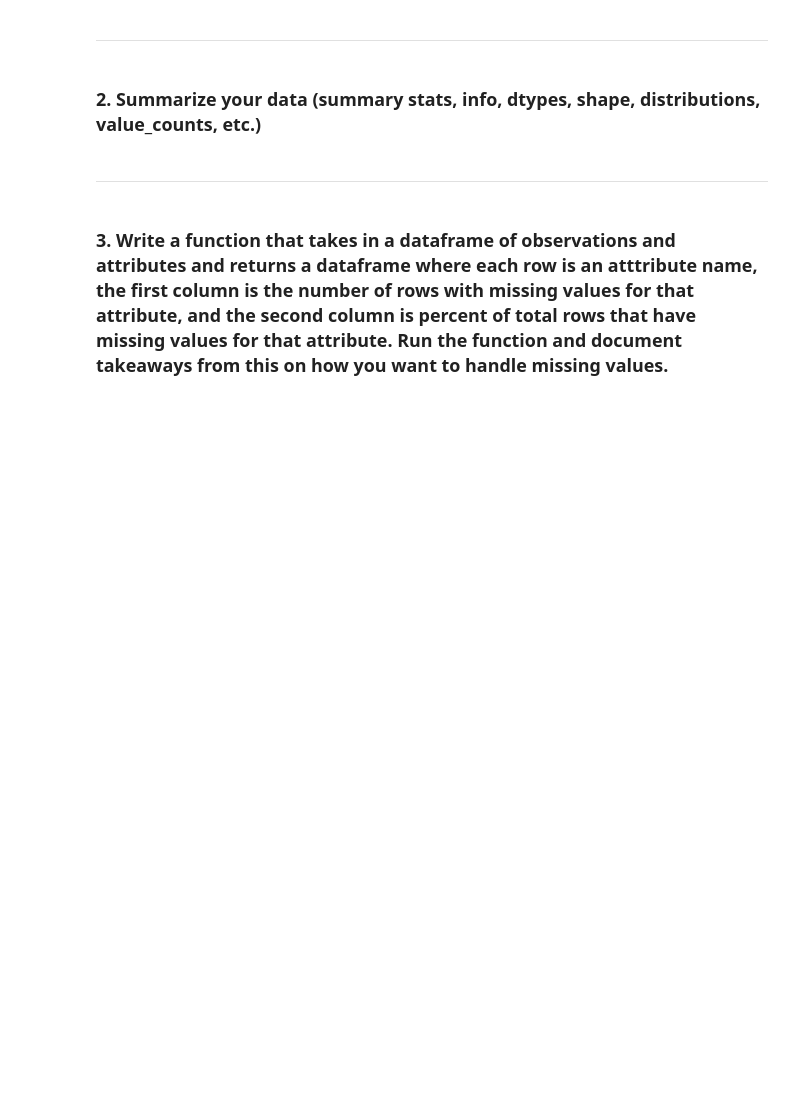
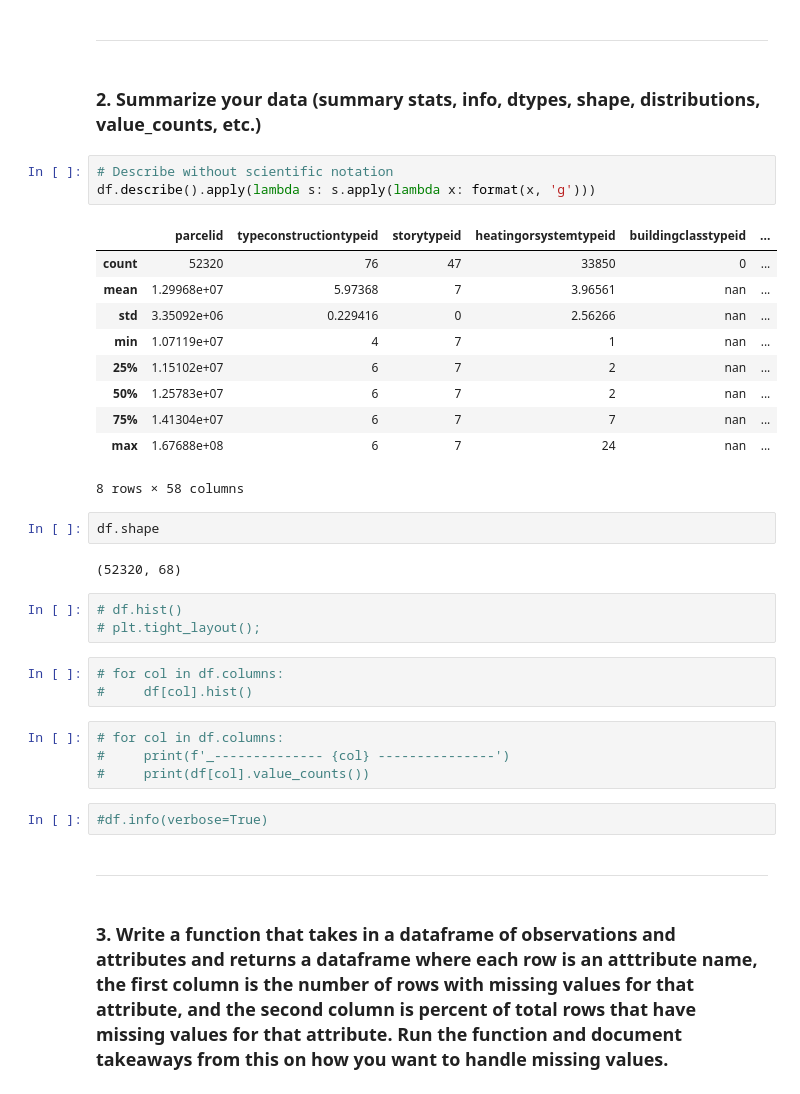
Before and after one commit to kanieladenis/clustering_exercises, a Jupyter notebook: wrangle_zillow_exercises.ipynb, the cells around one changed output. Cells and saved outputs as stored; diff of their text form; blank space fills up the shorter version.

```diff
--- a/wrangle_zillow_exercises.ipynb
+++ b/wrangle_zillow_exercises.ipynb
@@ -153,6 +105,36 @@ df[df.duplicated()]
 ***
 # %% [markdown]
 ### 2. Summarize your data (summary stats, info, dtypes, shape, distributions, value_counts, etc.)
+# %%
+# Describe without scientific notation
+df.describe().apply(lambda s: s.apply(lambda x: format(x, 'g')))
+# %% [output]
+|  | parcelid | typeconstructiontypeid | storytypeid | heatingorsystemtypeid | buildingclasstypeid | ... |
+| count | 52320 | 76 | 47 | 33850 | 0 | ... |
+| mean | 1.29968e+07 | 5.97368 | 7 | 3.96561 | nan | ... |
+| std | 3.35092e+06 | 0.229416 | 0 | 2.56266 | nan | ... |
+| min | 1.07119e+07 | 4 | 7 | 1 | nan | ... |
+| 25% | 1.15102e+07 | 6 | 7 | 2 | nan | ... |
+| 50% | 1.25783e+07 | 6 | 7 | 2 | nan | ... |
+| 75% | 1.41304e+07 | 6 | 7 | 7 | nan | ... |
+| max | 1.67688e+08 | 6 | 7 | 24 | nan | ... |
+8 rows × 58 columns
+# %%
+df.shape
+# %% [output]
+(52320, 68)
+# %%
+# df.hist()
+# plt.tight_layout();
+# %%
+# for col in df.columns:
+#     df[col].hist()
+# %%
+# for col in df.columns:
+#     print(f'_-------------- {col} ---------------')
+#     print(df[col].value_counts())
+# %%
+#df.info(verbose=True)
 # %% [markdown]
 ***
 # %% [markdown]
```
Also changed, not shown: parts of 41 cells of this notebook, 2 other files.
